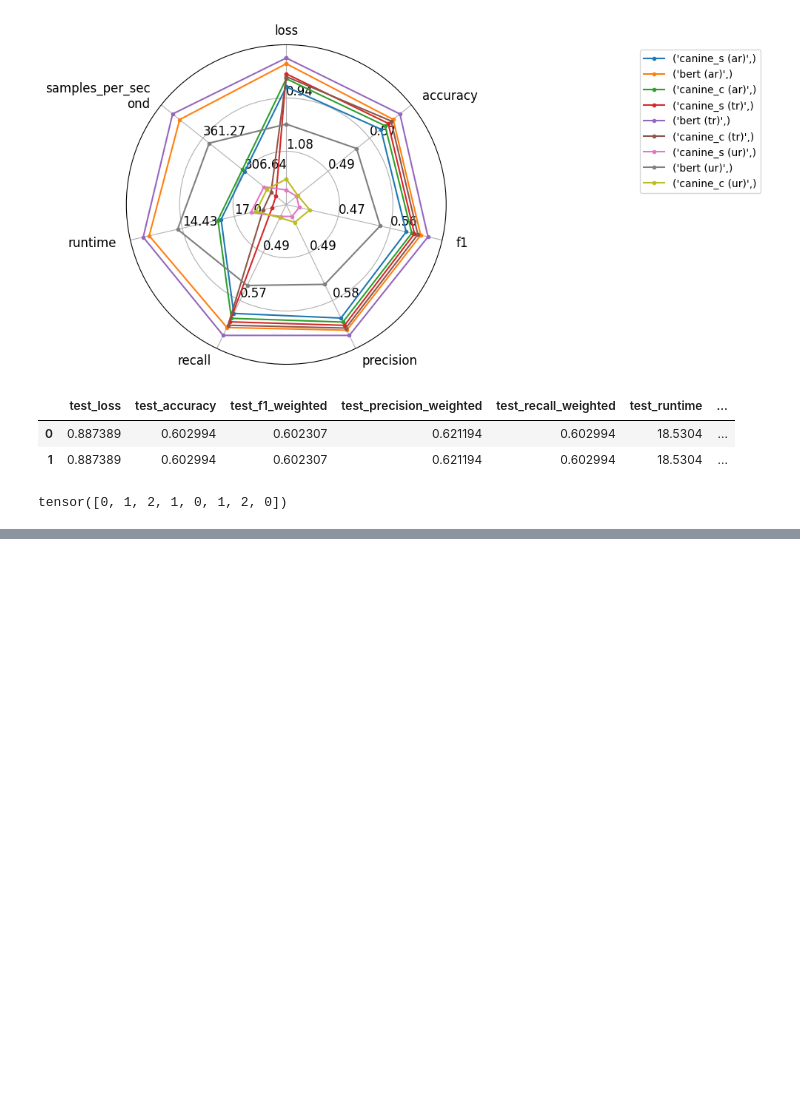
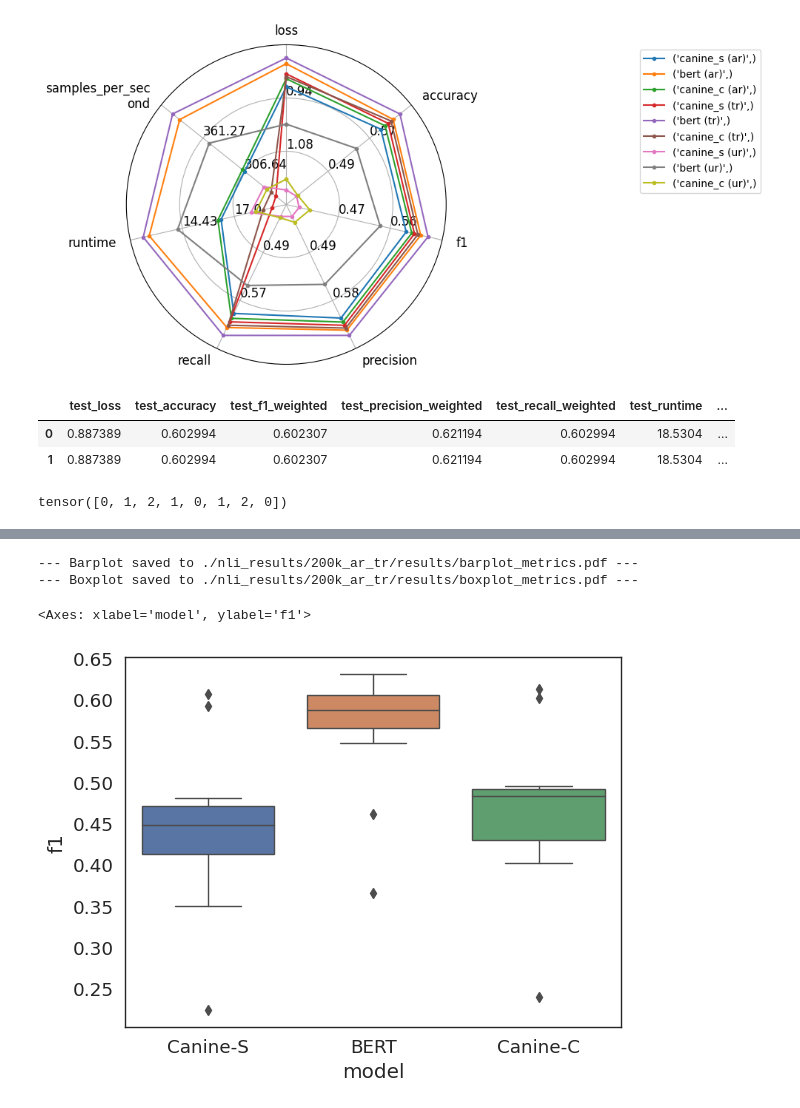
Before and after one commit to gwatkinson/mva_snlp_canine, a Jupyter notebook: notebooks/evaluation.ipynb, the cells around one changed output, grey strips where cells are left out. Saved outputs shown, nothing was run; the diff lists cells and outputs as text; code cells hidden in the pictures; blank space fills up the shorter version.

```diff
--- a/notebooks/evaluation.ipynb
+++ b/notebooks/evaluation.ipynb
@@ -320,0 +379,5 @@ df = trainer_state_to_df(trainer_state)
+# %%
+import seaborn as sns
+import matplotlib.pyplot as plt
+
+sns.set_theme(style="white", context="paper", palette="deep", font="sans-serif", font_scale=1.5)
@@ -320,0 +438,10 @@ df = trainer_state_to_df(trainer_state)
+# %%
+visualise_exp("200k_ar_tr")
+# %% [output]
+--- Barplot saved to ./nli_results/200k_ar_tr/results/barplot_metrics.pdf ---
+--- Boxplot saved to ./nli_results/200k_ar_tr/results/boxplot_metrics.pdf ---
+# %%
+sns.boxplot(data=metric_df, x="model", y="f1", linewidth=1)
+# %% [output]
+<Axes: xlabel='model', ylabel='f1'>
+[figure, added]
```
Also changed, not shown: parts of 11 cells of this notebook.
